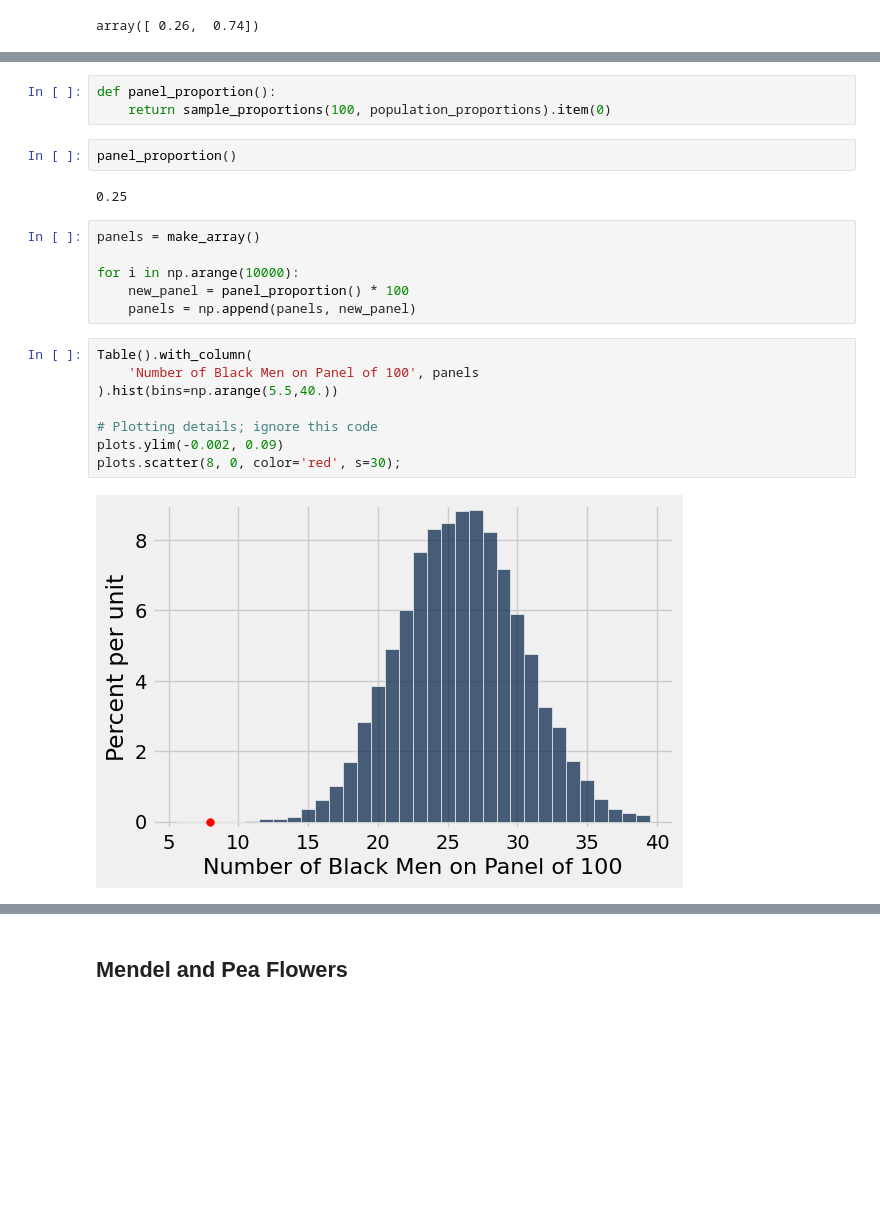
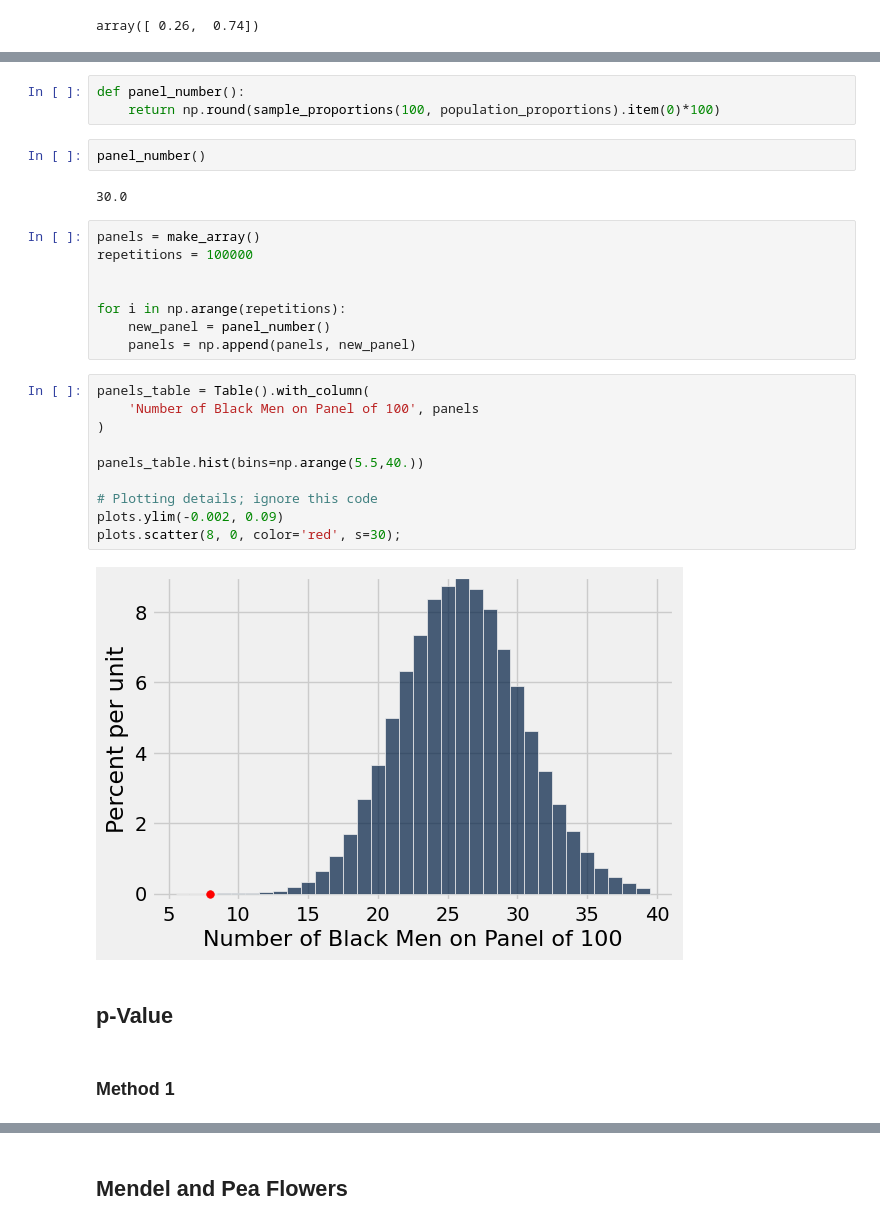
Before and after one commit to AndrewClough05/Intro-to-Data-Analytics-2.0, a Jupyter notebook: lab06/lec16.ipynb, the cells around one changed output, grey strips where cells are left out. Saved outputs shown, nothing was run; the diff lists cells and outputs as text; blank space fills up the shorter version.

```diff
--- a/lab06/lec16.ipynb
+++ b/lab06/lec16.ipynb
@@ -64,23 +64,31 @@ array([ 0.3,  0.7])
 # %%
-def panel_proportion():
-    return sample_proportions(100, population_proportions).item(0)
+def panel_number():
+    return np.round(sample_proportions(100, population_proportions).item(0)*100)
-# %%
-panel_proportion()
-# %% [output]
-0.25
+# %%
+panel_number()
+# %% [output]
+30.0
 # %%
 panels = make_array()
+repetitions = 100000
 
-for i in np.arange(10000):
-    new_panel = panel_proportion() * 100
+
+for i in np.arange(repetitions):
+    new_panel = panel_number()
     panels = np.append(panels, new_panel)
 # %%
-Table().with_column(
+panels_table = Table().with_column(
     'Number of Black Men on Panel of 100', panels
-).hist(bins=np.arange(5.5,40.))
+)
+
+panels_table.hist(bins=np.arange(5.5,40.))
 
 # Plotting details; ignore this code
 plots.ylim(-0.002, 0.09)
 plots.scatter(8, 0, color='red', s=30);
 # %% [output]
-[figure, old version]
+[figure, new version]
+# %% [markdown]
+## p-Value ##
+# %% [markdown]
+### Method 1 ###
```
Also changed, not shown: parts of 12 cells of this notebook, 1 other file.
